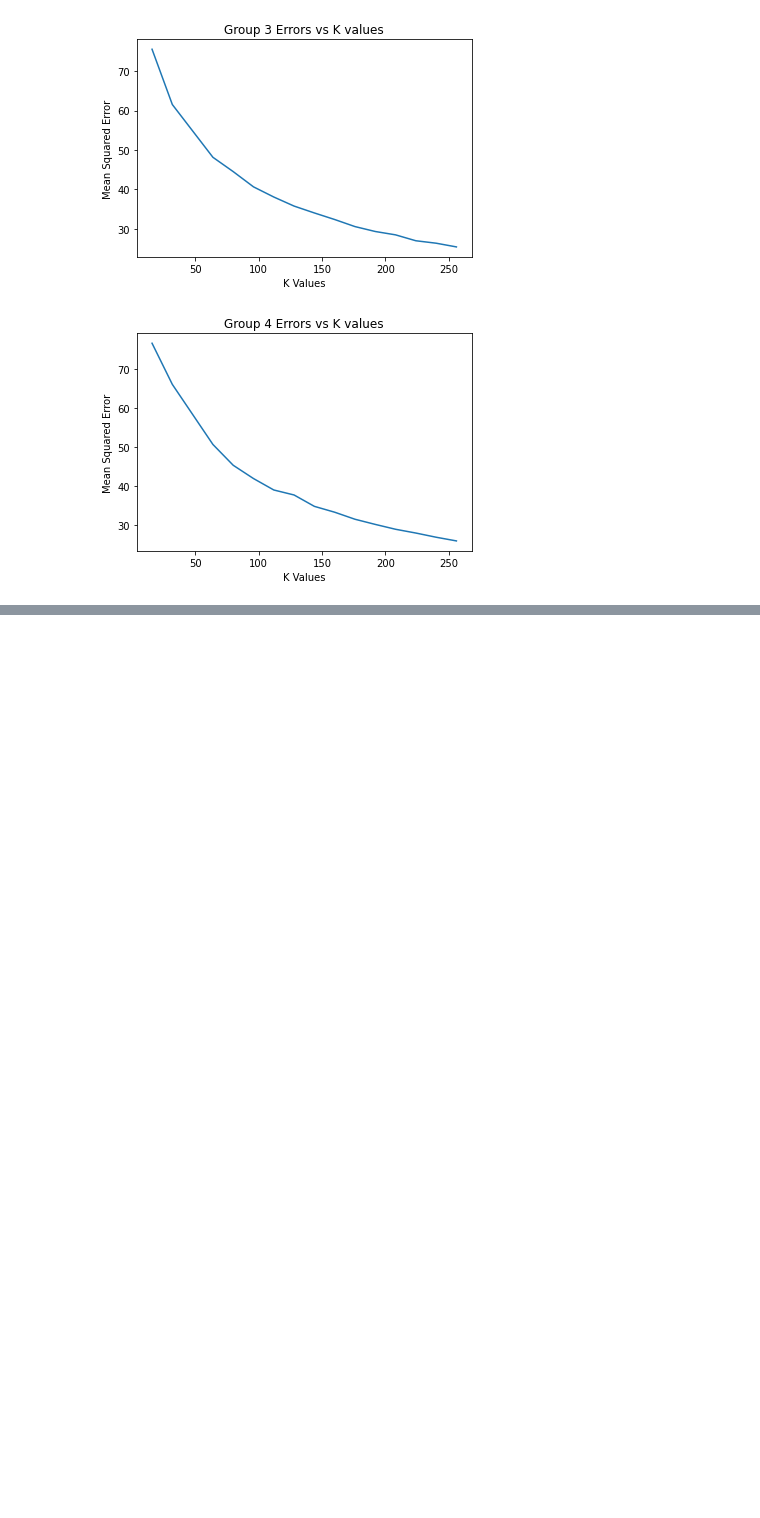
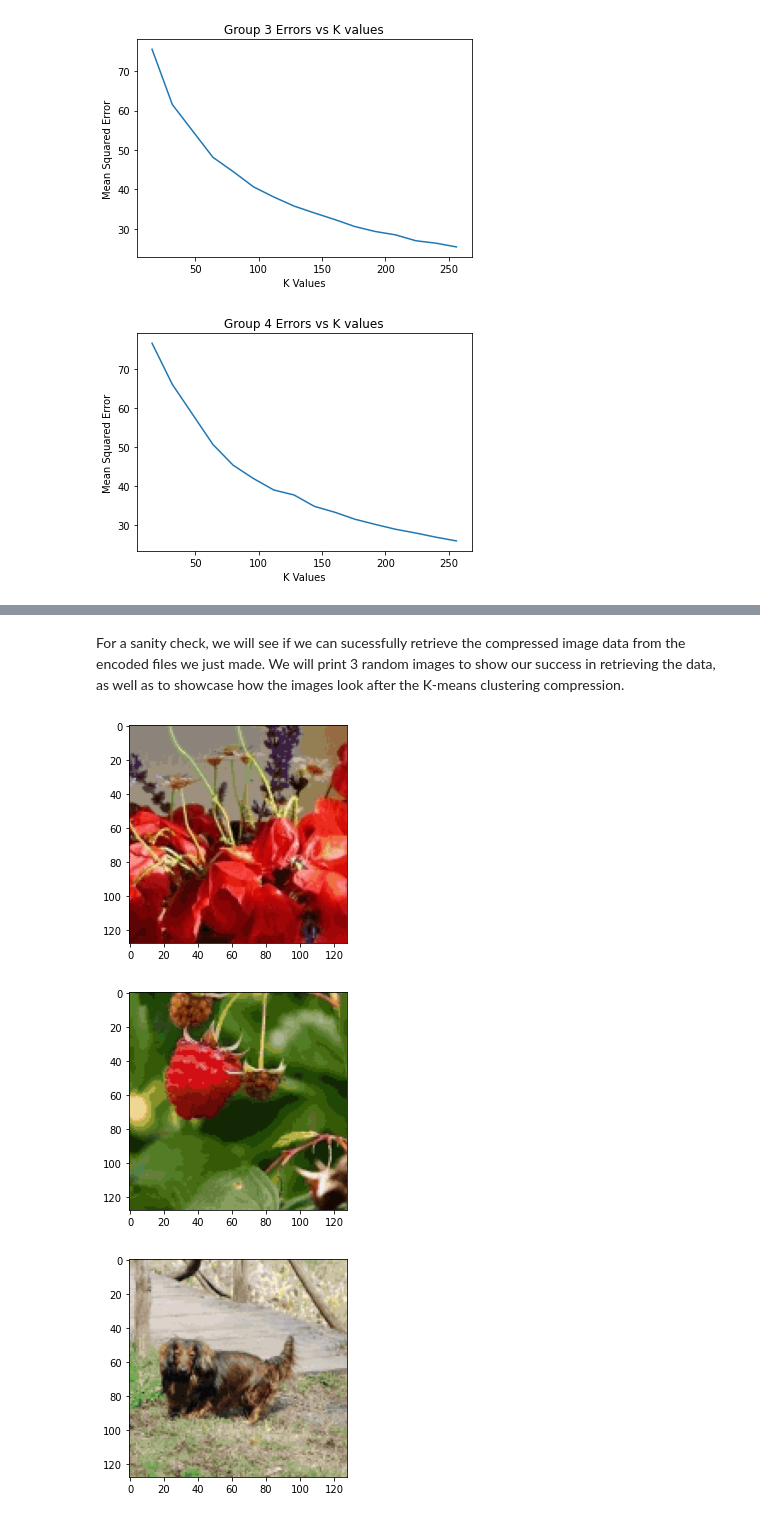
Before and after one commit to TheHenn17/CS105_Final, a Jupyter notebook: project.ipynb, the cells around one changed output, grey strips where cells are left out. Drawn from its saved outputs; the diff is of its cells as text; code cells hidden in the pictures; blank space fills up the shorter version.

```diff
--- a/project.ipynb
+++ b/project.ipynb
@@ -187,0 +278,32 @@ for err in all_error:
+# %% [markdown]
+For a sanity check, we will see if we can sucessfully retrieve the compressed image data from the encoded files we just made. We will print 3 random images to show our success in retrieving the data, as well as to showcase how the images look after the K-means clustering compression.
+# %%
+data = []
+for i in range(1,5):
+    codec = HuffmanCodec.load("Linnaeus_5_compressed/group%d.codec"%(i))
+    with open("Linnaeus_5_compressed/group%d.bin"%(i), mode='rb') as file:
+        encoded = file.read()
+
+    decoded = codec.decode(encoded)
+    numPics = int(len(decoded)/(128*128*9))
+    for i in range(numPics):
+        pic = []
+        for j in range(128*128):
+            pix = []
+            pix.append(int(decoded[0:3]))
+            pix.append(int(decoded[3:6]))
+            pix.append(int(decoded[6:9]))
+            decoded = decoded[9:]
+            pic.append(pix)
+        data.append(pic)
+
+data = np.array(data, dtype=int)
+samp = random.sample(range(len(data)), 3)
+for s in samp:
+    pic = np.reshape(data[s], (128,128,3))
+    plt.imshow(pic)
+    plt.show()
+# %% [output]
+[figure, added]
+[figure, added]
+[figure, added]
```
Also changed, not shown: parts of 9 cells of this notebook, 11 other files.
